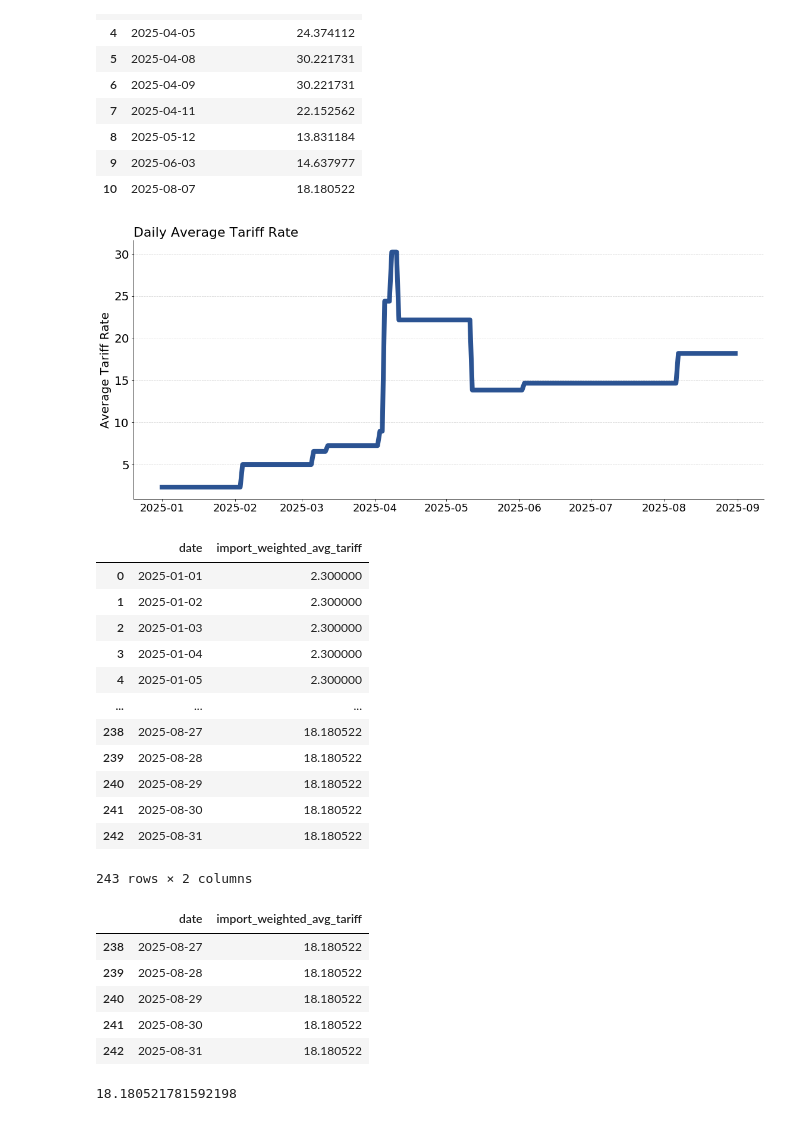
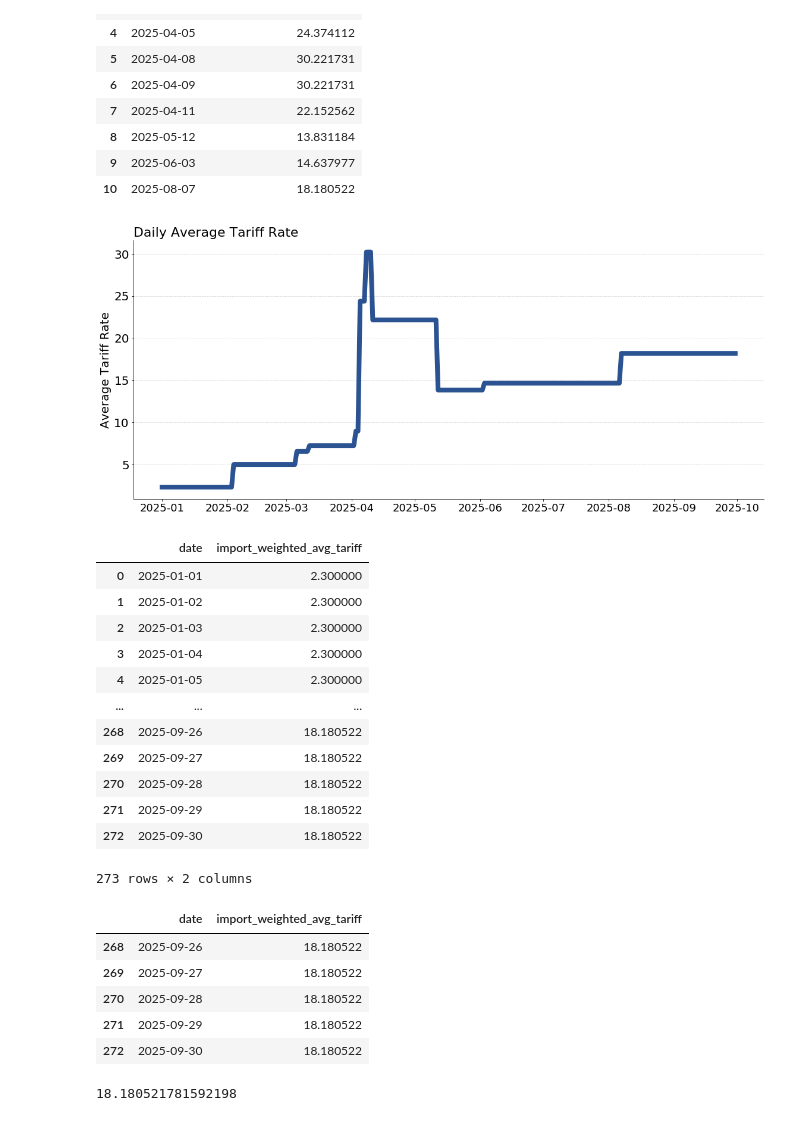
Before and after one commit to tradewartracker/trade-war-redux-2025, a Jupyter notebook: tariff-summary-time.ipynb, the cells around one changed output. Drawn from its saved outputs; the diff is of its cells as text; code cells hidden in the pictures.

Commit message:
extended figure

```diff
--- a/tariff-summary-time.ipynb
+++ b/tariff-summary-time.ipynb
@@ -534,7 +534,7 @@ weighted_avg_tariff
 weighted_avg_tariff = weighted_avg_tariff.set_index('date')
 
 # 2. Create a regular date range (e.g., daily)
-full_range = pd.date_range(weighted_avg_tariff.index.min(), '2025-08-31', freq='D')
+full_range = pd.date_range(weighted_avg_tariff.index.min(), '2025-09-30', freq='D')
 
 # 3. Reindex and forward-fill missing values
 weighted_avg_tariff_filled = weighted_avg_tariff.reindex(full_range).ffill()
@@ -546,34 +546,34 @@ weighted_avg_tariff_filled = weighted_avg_tariff_filled.reset_index().rename(col
 fig, ax = plt.subplots(figsize = (19,8))
 
 mike_blue = tuple(np.array([20, 64, 134]) / 255)
 
 ax.plot(weighted_avg_tariff_filled['date'], weighted_avg_tariff_filled['import_weighted_avg_tariff'],
         alpha=0.90, color=mike_blue, linewidth=8, linestyle="-")
 
 
 
 # ax.plot(weighted_avg_tariff.date, weighted_avg_tariff.import_weighted_avg_tariff, alpha = 0.90, color = mike_blue, linewidth = 8, linestyle= "-")
 
 # ax.plot(merged_df.time.tail(2), merged_df.tariff.tail(2), alpha = 0.90, color = "darkred", linewidth = 8, linestyle= "-")
 
 ax.set_ylabel('Average Tariff Rate', fontsize = 20)
 
 ax.set_title("Daily Average Tariff Rate", fontsize = 22, loc= "left" )
 
 # ax.set_xlim(dt.datetime(1928,1,31),dt.datetime(2028,1,1))
 
 # ax.set_ylim(0,30)
 
 ax.yaxis.grid(alpha= 0.5, linestyle= "--")
 
 ax.tick_params(axis='x', labelsize=18)  # Change font size of x-axis tick labels
 ax.tick_params(axis='y', labelsize=20)  # Change font size of y-axis tick labels
 
 ax.spines["right"].set_visible(False)
 
 ax.spines["top"].set_visible(False)
 # %% [output]
-[figure, old version]
+[figure, new version]
 # %%
 weighted_avg_tariff_filled.to_csv("daily-tariff-latest-data.csv")
 # %%
@@ -586,21 +586,21 @@ weighted_avg_tariff_filled
 | 3 | 2025-01-04 | 2.300000 |
 | 4 | 2025-01-05 | 2.300000 |
 | ... | ... | ... |
-| 238 | 2025-08-27 | 18.180522 |
-| 239 | 2025-08-28 | 18.180522 |
-| 240 | 2025-08-29 | 18.180522 |
-| 241 | 2025-08-30 | 18.180522 |
-| 242 | 2025-08-31 | 18.180522 |
+| 268 | 2025-09-26 | 18.180522 |
+| 269 | 2025-09-27 | 18.180522 |
+| 270 | 2025-09-28 | 18.180522 |
+| 271 | 2025-09-29 | 18.180522 |
+| 272 | 2025-09-30 | 18.180522 |
-243 rows × 2 columns
+273 rows × 2 columns
 # %%
 weighted_avg_tariff_filled.tail()
 # %% [output]
 |  | date | import_weighted_avg_tariff |
-| 238 | 2025-08-27 | 18.180522 |
-| 239 | 2025-08-28 | 18.180522 |
-| 240 | 2025-08-29 | 18.180522 |
-| 241 | 2025-08-30 | 18.180522 |
-| 242 | 2025-08-31 | 18.180522 |
+| 268 | 2025-09-26 | 18.180522 |
+| 269 | 2025-09-27 | 18.180522 |
+| 270 | 2025-09-28 | 18.180522 |
+| 271 | 2025-09-29 | 18.180522 |
+| 272 | 2025-09-30 | 18.180522 |
 # %%
 def make_tariff_time(df):
 
```
Also changed, not shown: 3 other files.
